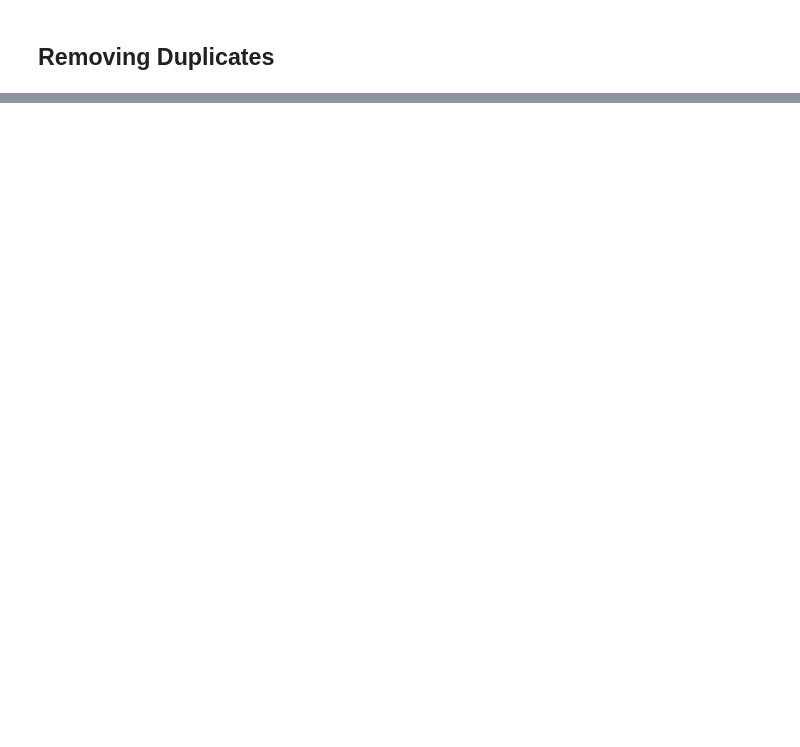
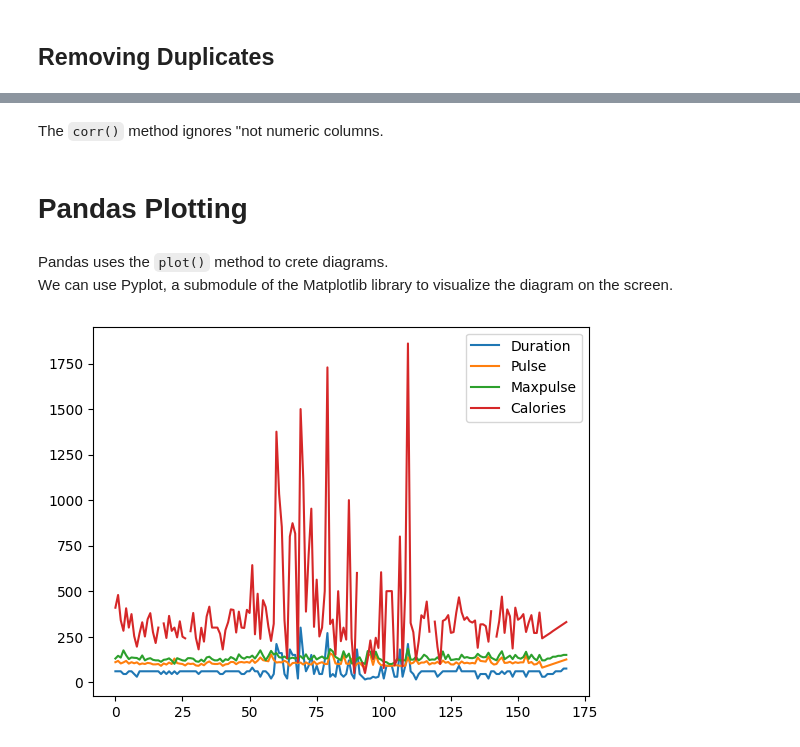
Before and after one commit to ebuillent13yadav/Pandas_Notes, a Jupyter notebook: w3s_Notes.ipynb, the cells around one changed output, grey strips where cells are left out. Saved outputs shown, nothing was run; the diff lists cells and outputs as text; code cells hidden in the pictures; blank space fills up the shorter version.

```diff
--- a/w3s_Notes.ipynb
+++ b/w3s_Notes.ipynb
@@ -503,0 +559,2 @@ df
+# %%
+df = pd.read_csv('./data.csv')
@@ -503,0 +569,12 @@ df
+# %% [markdown]
+The `corr()` method ignores "not numeric columns.
+# %% [markdown]
+# Pandas Plotting
+# %% [markdown]
+Pandas uses the `plot()` method to crete diagrams.<br>
+We can use Pyplot, a submodule of the Matplotlib library to visualize the diagram on the screen.
+# %%
+df.plot()
+plt.show()
+# %% [output]
+[figure, added]
```
Also changed, not shown: parts of 20 cells of this notebook.
